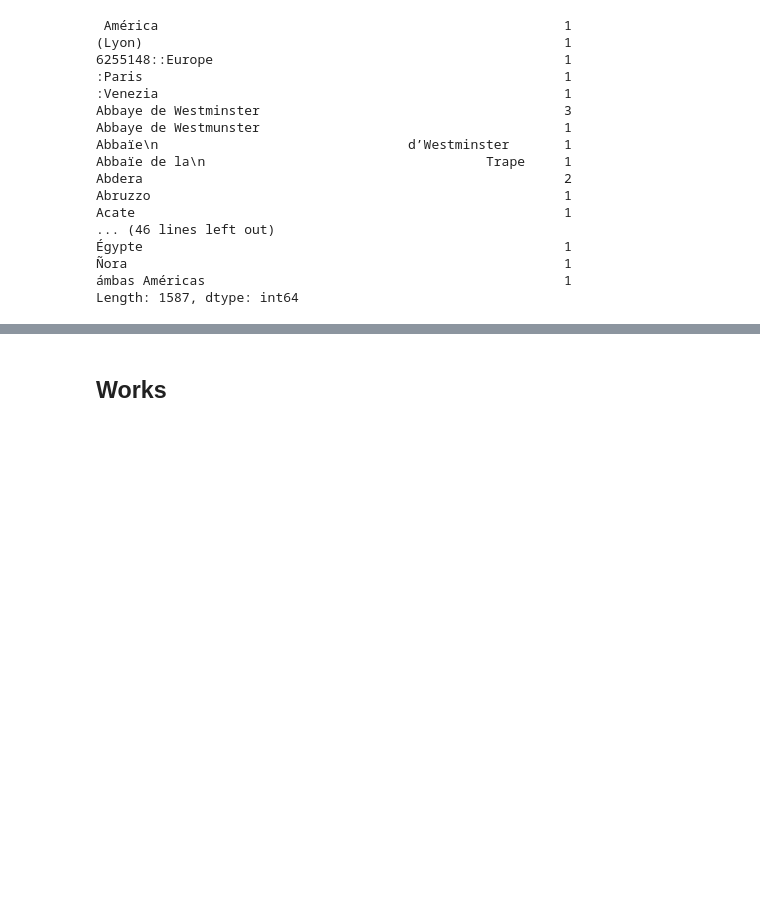
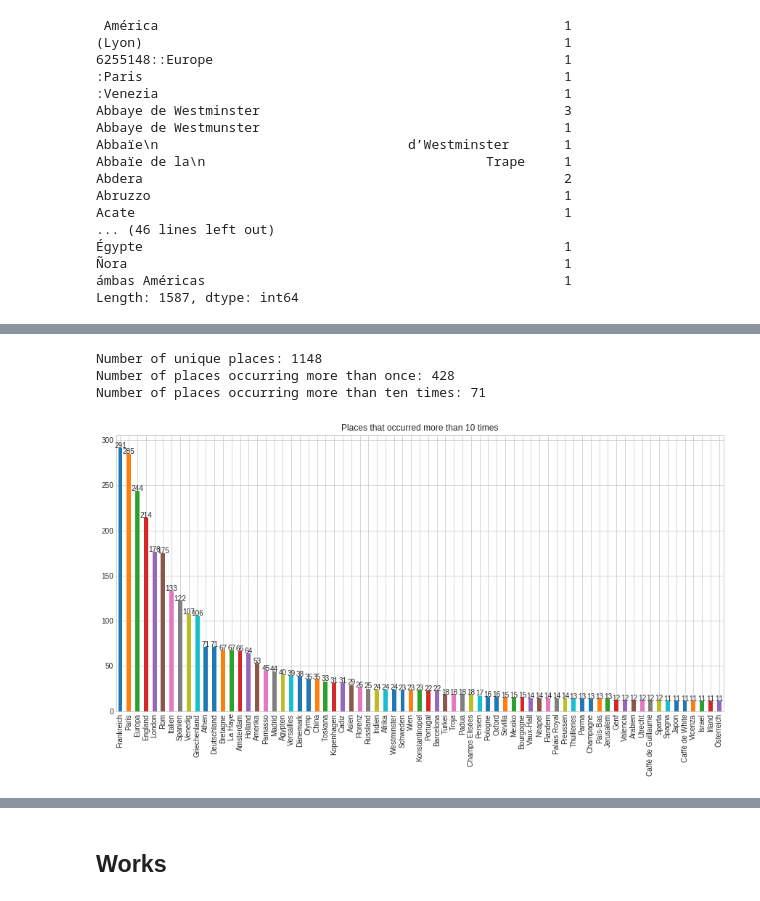
Before and after one commit to distantspectators/DiSpecs, a Jupyter notebook: 02_2_places_works_persons.ipynb, the cells around one changed output, grey strips where cells are left out. Cells and saved outputs as stored; diff of their text form; code cells hidden in the pictures; blank space fills up the shorter version.

Commit message:
added initial dictionary for place names

```diff
--- a/02_2_places_works_persons.ipynb
+++ b/02_2_places_works_persons.ipynb
@@ -138,0 +117,9 @@ plt.show()
+# %%
+import csv
+with open('place_dictionary.csv', mode='r') as infile:
+    reader = csv.reader(infile)
+    mydict = {rows[0]:rows[1] for rows in reader if not rows[1]==''}
+# %%
+new_places_cnt=places_cnt.rename(mydict)
+new_places_cnt=new_places_cnt.groupby(new_places_cnt.index).sum()
+new_places_cnt
@@ -138,0 +144,15 @@ plt.show()
+# %%
+print('Number of unique places: ' + str(len(new_places_cnt)))
+print('Number of places occurring more than once: ' + str(len(new_places_cnt[new_places_cnt>1])))
+print('Number of places occurring more than ten times: ' + str(len(new_places_cnt[new_places_cnt>10])))
+# %% [output]
+Number of unique places: 1148
+Number of places occurring more than once: 428
+Number of places occurring more than ten times: 71
+# %%
+ax = new_places_cnt[new_places_cnt>10].sort_values(ascending=False).plot(kind="bar", figsize=(15, 7),title='Places that occurred more than 10 times')
+for p in ax.patches:
+    height = p.get_height()
+    ax.text(p.get_x()+p.get_width()/2., height + 0.1,height ,ha="center", fontsize=10)
+# %% [output]
+[figure, added]
```
Also changed, not shown: parts of 16 cells of this notebook, 1 other file.
